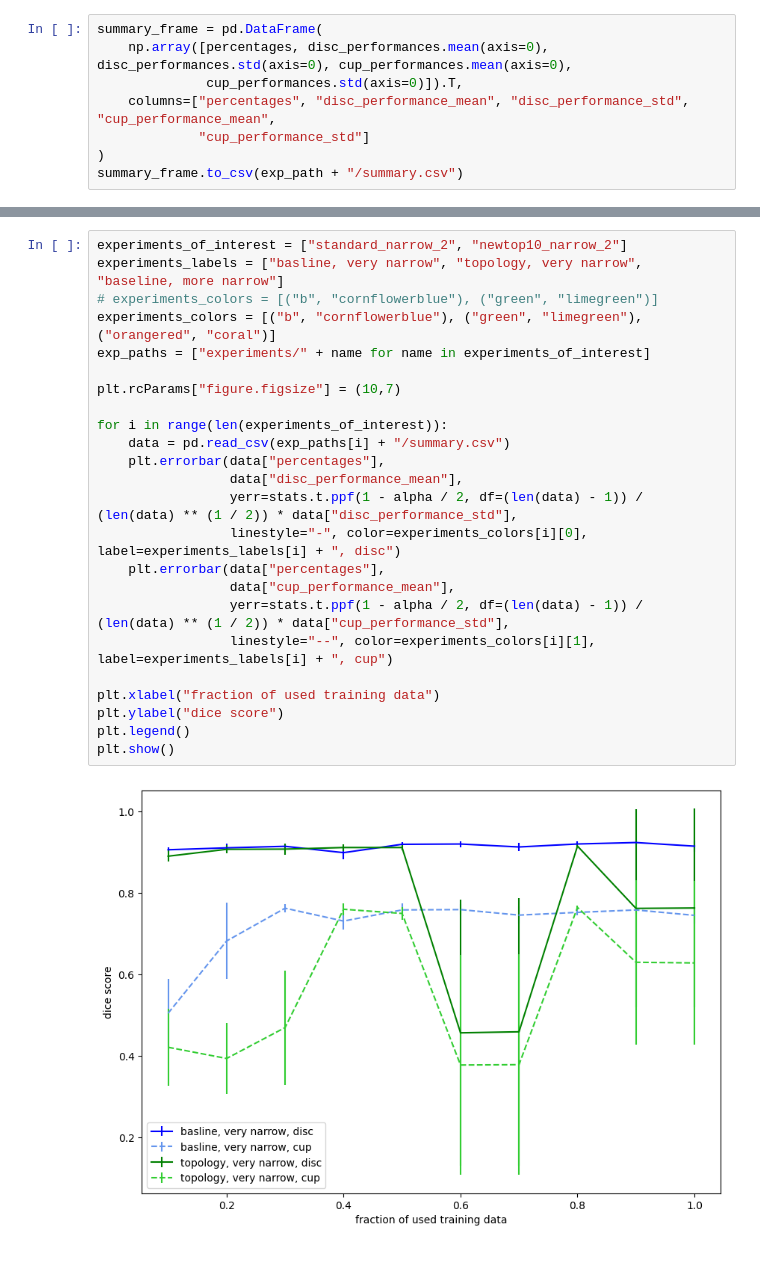
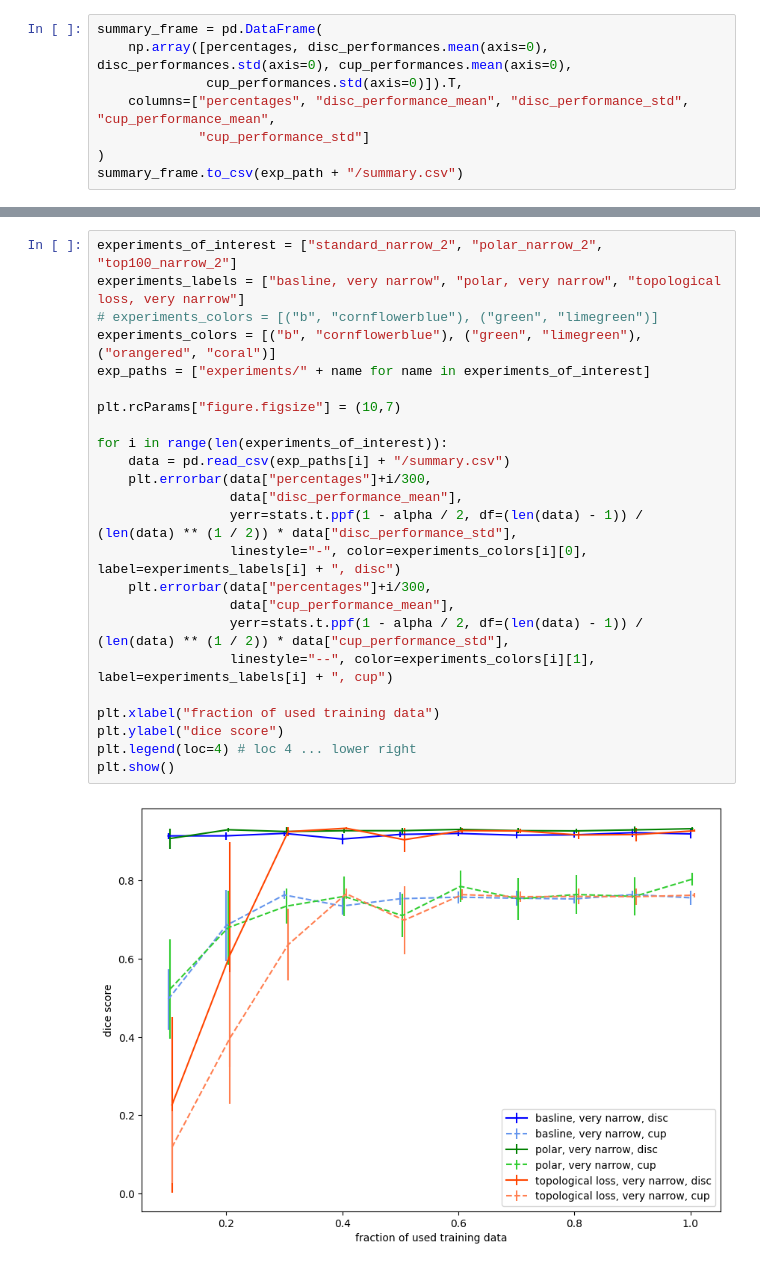
Before and after one commit to mo1333/anatomically_coherent_segmentation, a Jupyter notebook: evaluation_of_data_shortage.ipynb, the cells around one changed output, grey strips where cells are left out. Drawn from its saved outputs; the diff is of its cells as text.

```diff
--- a/evaluation_of_data_shortage.ipynb
+++ b/evaluation_of_data_shortage.ipynb
@@ -64,26 +64,26 @@ plt.legend()
 # %%
-experiments_of_interest = ["standard_narrow_2", "newtop10_narrow_2"]
-experiments_labels = ["basline, very narrow", "topology, very narrow", "baseline, more narrow"]
+experiments_of_interest = ["standard_narrow_2", "polar_narrow_2", "top100_narrow_2"]
+experiments_labels = ["basline, very narrow", "polar, very narrow", "topological loss, very narrow"]
 # experiments_colors = [("b", "cornflowerblue"), ("green", "limegreen")]
 experiments_colors = [("b", "cornflowerblue"), ("green", "limegreen"), ("orangered", "coral")]
 exp_paths = ["experiments/" + name for name in experiments_of_interest]
 
 plt.rcParams["figure.figsize"] = (10,7)
 
 for i in range(len(experiments_of_interest)):
     data = pd.read_csv(exp_paths[i] + "/summary.csv")
-    plt.errorbar(data["percentages"],
+    plt.errorbar(data["percentages"]+i/300,
                  data["disc_performance_mean"],
                  yerr=stats.t.ppf(1 - alpha / 2, df=(len(data) - 1)) / (len(data) ** (1 / 2)) * data["disc_performance_std"],
                  linestyle="-", color=experiments_colors[i][0], label=experiments_labels[i] + ", disc")
-    plt.errorbar(data["percentages"],
+    plt.errorbar(data["percentages"]+i/300,
                  data["cup_performance_mean"],
                  yerr=stats.t.ppf(1 - alpha / 2, df=(len(data) - 1)) / (len(data) ** (1 / 2)) * data["cup_performance_std"],
                  linestyle="--", color=experiments_colors[i][1], label=experiments_labels[i] + ", cup")
 
 plt.xlabel("fraction of used training data")
 plt.ylabel("dice score")
-plt.legend()
+plt.legend(loc=4) # loc 4 ... lower right
 plt.show()
 # %% [output]
-[figure, old version]
+[figure, new version]
```
Also changed, not shown: parts of 4 cells of this notebook, 4 other files.
